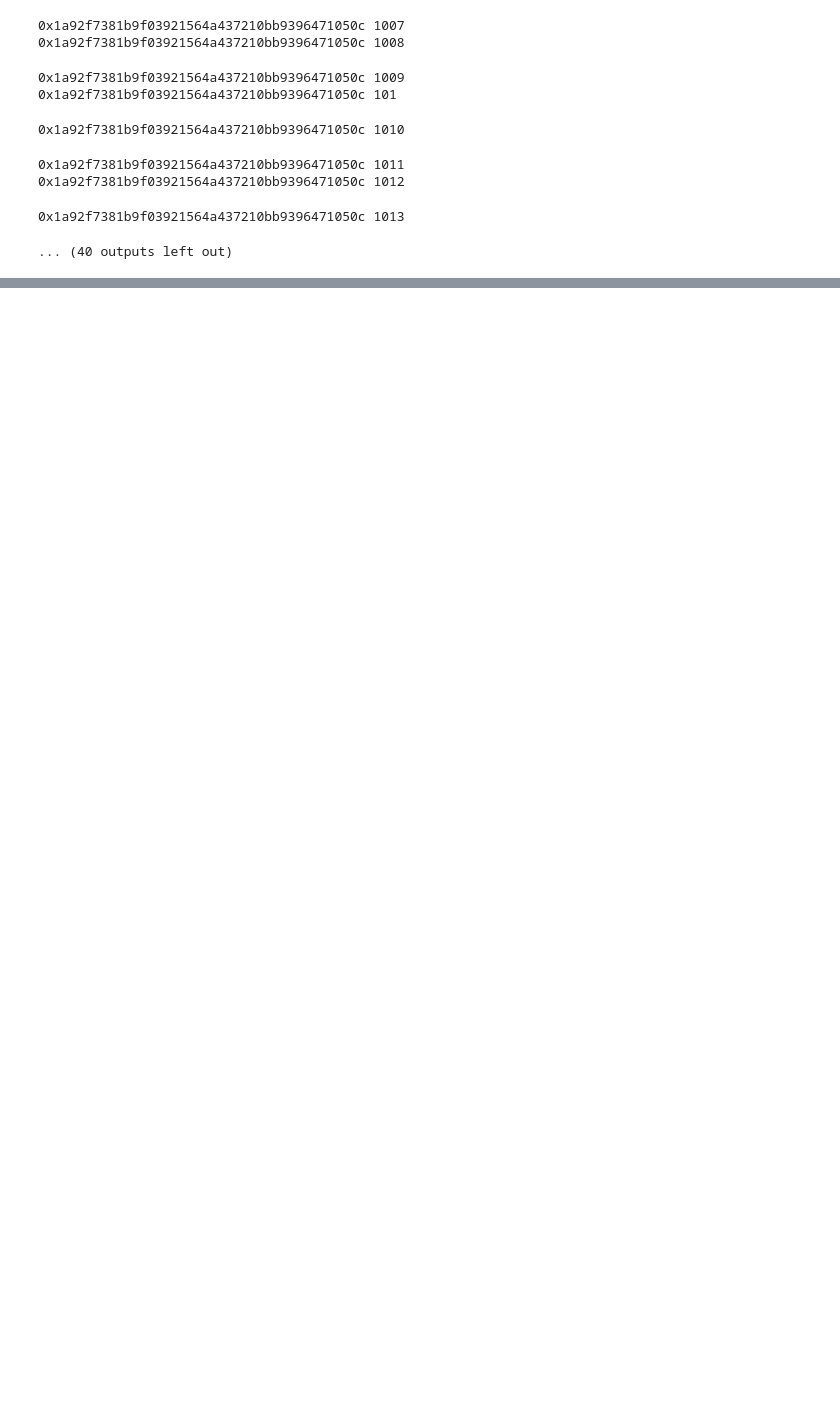
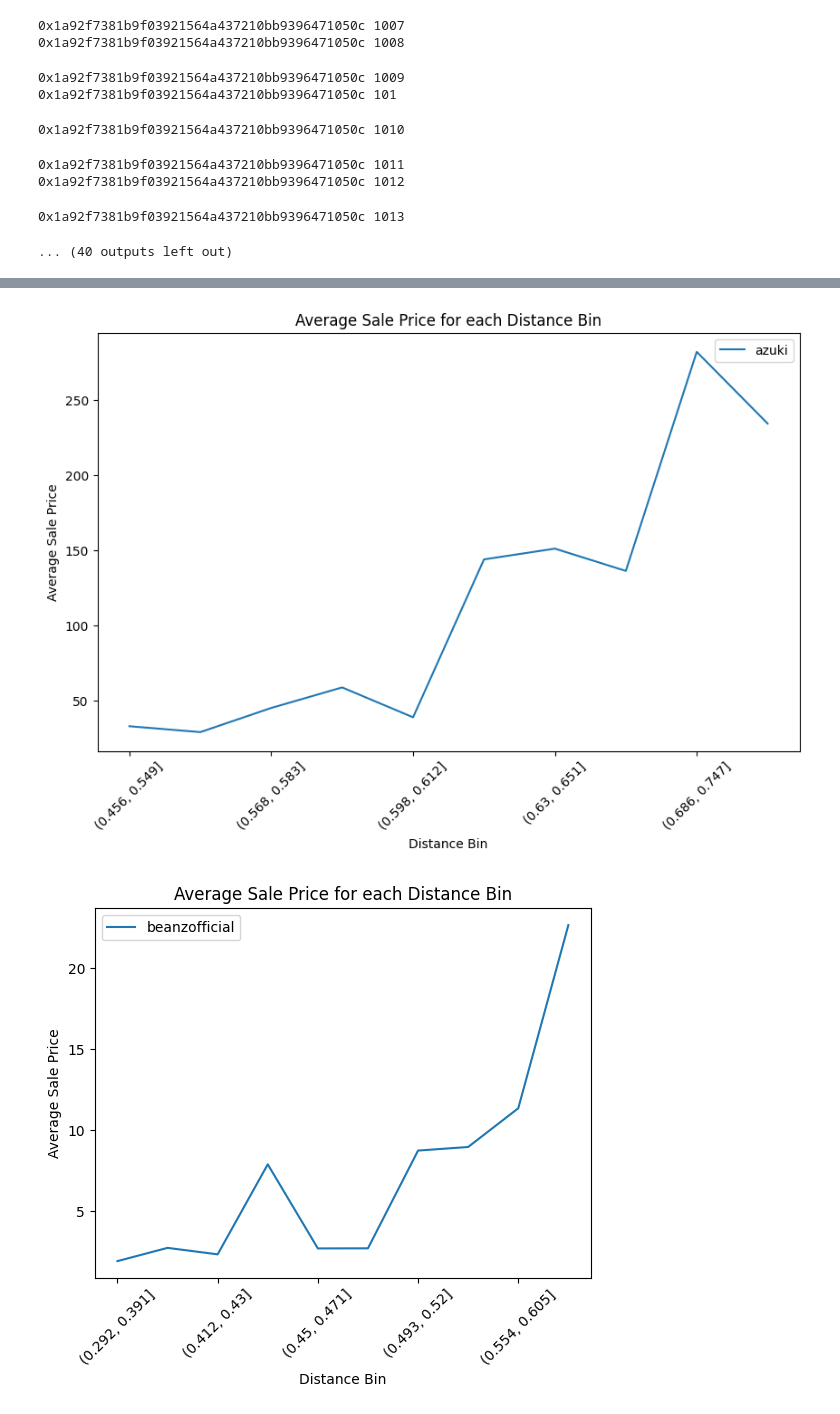
Before and after one commit to narunraman/nft_research, a Jupyter notebook: snob_effect/snob_case_studies.ipynb, the cells around one changed output, grey strips where cells are left out. Drawn from its saved outputs; the diff is of its cells as text; code cells hidden in the pictures; blank space fills up the shorter version.

Commit message:
Added code for evaluating snob case study, added code to pull look_Sim ownership data

```diff
--- a/snob_effect/snob_case_studies.ipynb
+++ b/snob_effect/snob_case_studies.ipynb
@@ -10,3 +10,5 @@ import matplotlib.pyplot as plt
 from scipy.stats import pearsonr, spearmanr
 from scipy import stats
 import statistics
+img_path  = 'snob_case_study'
+feat_path = 'snob_case_study_features'
@@ -231,0 +226,2 @@ snob.get_nft_rarities(df)
+# %%
+df = snob.create_snob_df(img_path,feat_path,case_study=True)
@@ -231,0 +236,3 @@ snob.get_nft_rarities(df)
+# %%
+df = snob.add_rarity_ranks_to_df(df)
+df
@@ -231,0 +253,23 @@ snob.get_nft_rarities(df)
+# %%
+#group by colleciton
+df_grouped = df.groupby('Collection')
+plt.figure(figsize=(10, 6))
+for name, group in df_grouped:
+    group['distance_bin'] = pd.qcut(group['distance'], 10)
+
+    # Group by the bins and calculate the average 'saleprice' in each bin
+    average_sale_price_in_bins = group.groupby('distance_bin')['sale_price'].var()
+    # Plot the average sale prices
+
+    average_sale_price_in_bins.plot(kind='line',label=name)
+    plt.xlabel('Distance Bin')
+    plt.ylabel('Average Sale Price')
+    # plt.yscale('log')
+    plt.title('Average Sale Price for each Distance Bin')
+    plt.xticks(rotation=45)
+    # plt.ylim(0, 10)
+    plt.legend()
+    plt.show()
+# %% [output]
+[figure, added]
+[figure, added]
```
Also changed, not shown: parts of 8 cells of this notebook, 4 other files.
